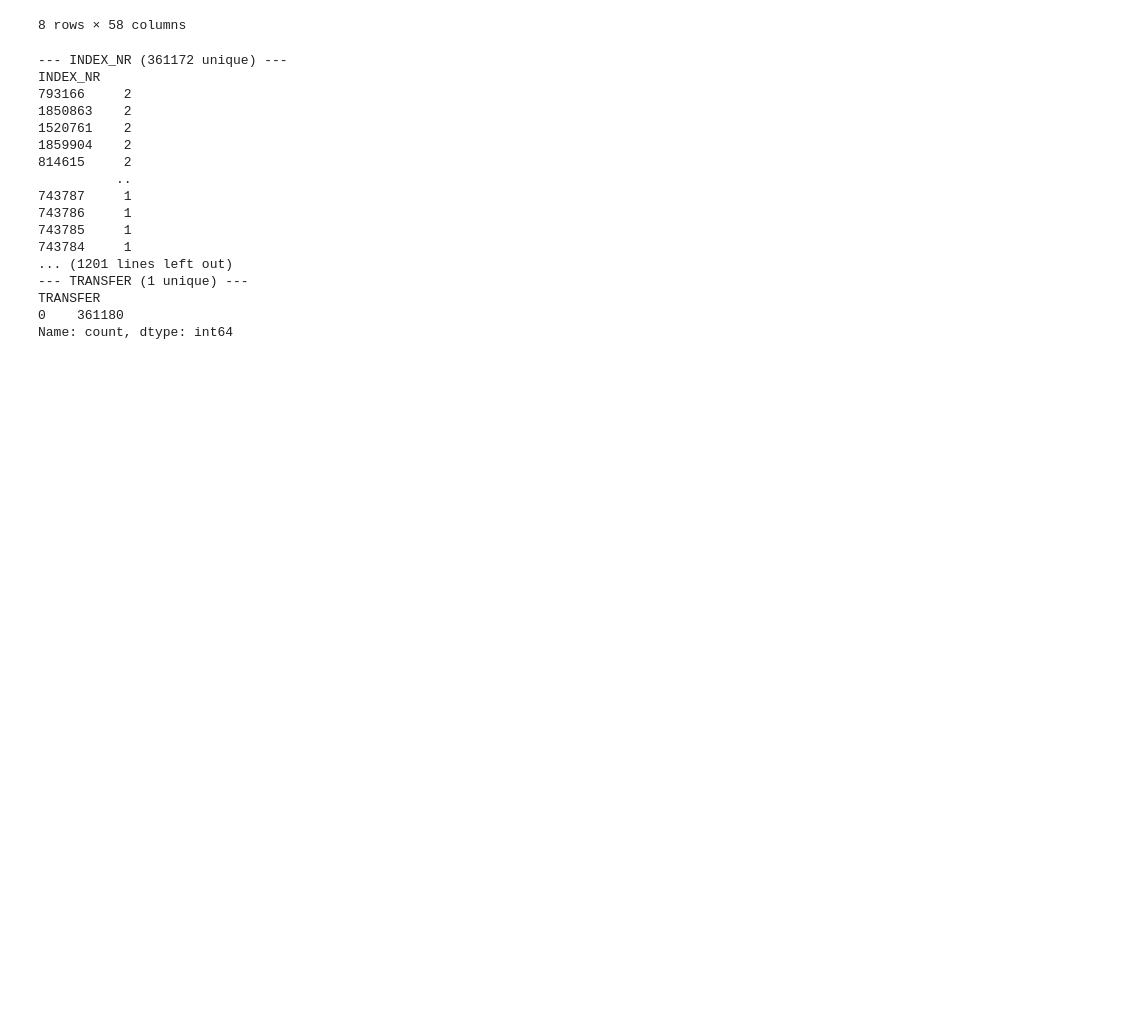
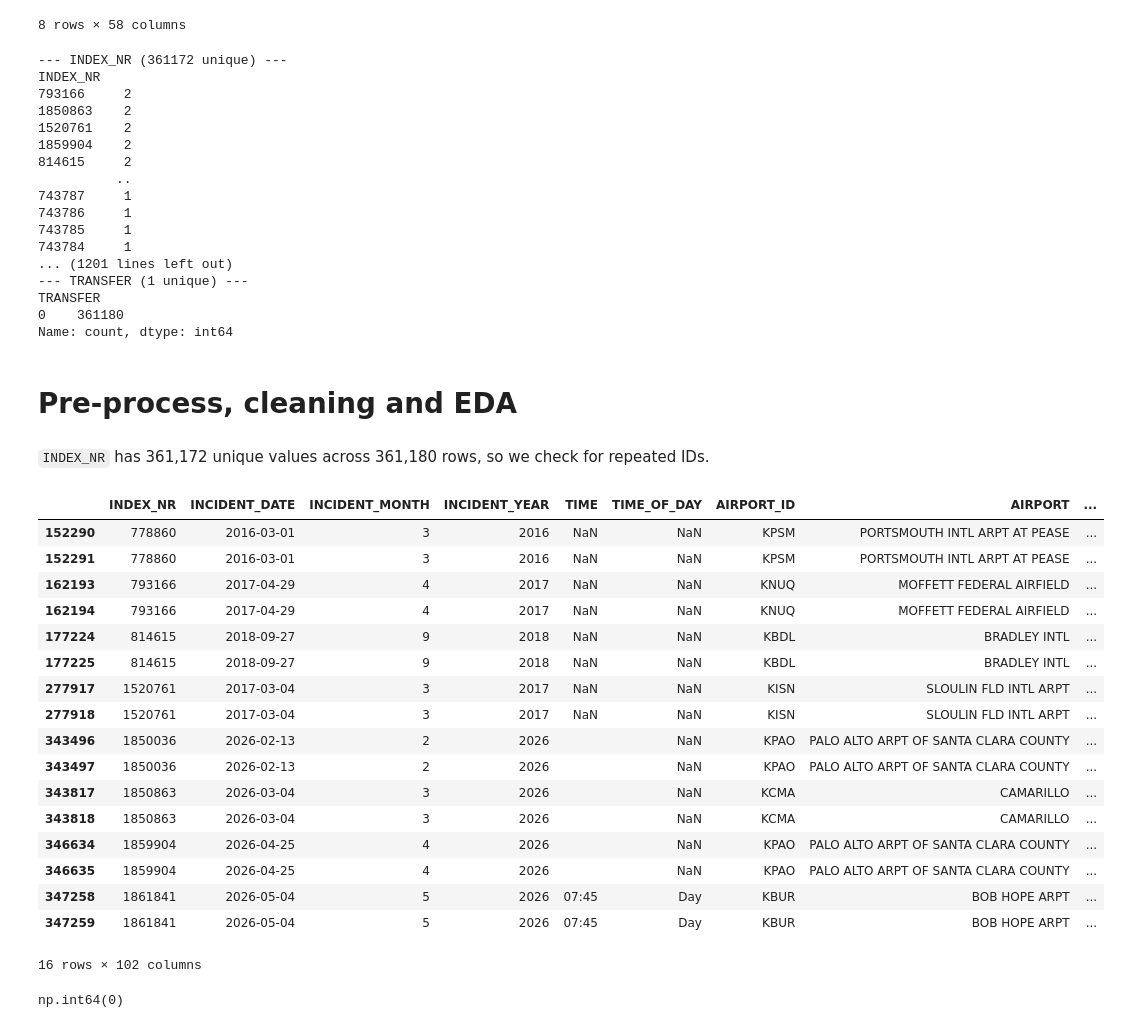
Before and after one commit to annasehgal/final-project-tech-68, a Jupyter notebook: Anna_TECH_68_Machine_learning_for_business_in_Python.ipynb, the cells around one changed output. Cells and saved outputs as stored; diff of their text form; code cells hidden in the pictures; blank space fills up the shorter version.

```diff
--- a/Anna_TECH_68_Machine_learning_for_business_in_Python.ipynb
+++ b/Anna_TECH_68_Machine_learning_for_business_in_Python.ipynb
@@ -178,3 +178,32 @@ INDEX_NR
 TRANSFER
 0    361180
 Name: count, dtype: int64
+# %% [markdown]
+# Pre-process, cleaning and EDA
+# %% [markdown]
+`INDEX_NR` has 361,172 unique values across 361,180 rows, so we check for repeated IDs.
+# %%
+df[df["INDEX_NR"].duplicated(keep=False)].sort_values("INDEX_NR")
+# %% [output]
+|  | INDEX_NR | INCIDENT_DATE | INCIDENT_MONTH | INCIDENT_YEAR | TIME | TIME_OF_DAY | AIRPORT_ID | AIRPORT | ... |
+| 152290 | 778860 | 2016-03-01 | 3 | 2016 | NaN | NaN | KPSM | PORTSMOUTH INTL ARPT AT PEASE | ... |
+| 152291 | 778860 | 2016-03-01 | 3 | 2016 | NaN | NaN | KPSM | PORTSMOUTH INTL ARPT AT PEASE | ... |
+| 162193 | 793166 | 2017-04-29 | 4 | 2017 | NaN | NaN | KNUQ | MOFFETT FEDERAL AIRFIELD | ... |
+| 162194 | 793166 | 2017-04-29 | 4 | 2017 | NaN | NaN | KNUQ | MOFFETT FEDERAL AIRFIELD | ... |
+| 177224 | 814615 | 2018-09-27 | 9 | 2018 | NaN | NaN | KBDL | BRADLEY INTL | ... |
+| 177225 | 814615 | 2018-09-27 | 9 | 2018 | NaN | NaN | KBDL | BRADLEY INTL | ... |
+| 277917 | 1520761 | 2017-03-04 | 3 | 2017 | NaN | NaN | KISN | SLOULIN FLD INTL ARPT | ... |
+| 277918 | 1520761 | 2017-03-04 | 3 | 2017 | NaN | NaN | KISN | SLOULIN FLD INTL ARPT | ... |
+| 343496 | 1850036 | 2026-02-13 | 2 | 2026 |  | NaN | KPAO | PALO ALTO ARPT OF SANTA CLARA COUNTY | ... |
+| 343497 | 1850036 | 2026-02-13 | 2 | 2026 |  | NaN | KPAO | PALO ALTO ARPT OF SANTA CLARA COUNTY | ... |
+| 343817 | 1850863 | 2026-03-04 | 3 | 2026 |  | NaN | KCMA | CAMARILLO | ... |
+| 343818 | 1850863 | 2026-03-04 | 3 | 2026 |  | NaN | KCMA | CAMARILLO | ... |
+| 346634 | 1859904 | 2026-04-25 | 4 | 2026 |  | NaN | KPAO | PALO ALTO ARPT OF SANTA CLARA COUNTY | ... |
+| 346635 | 1859904 | 2026-04-25 | 4 | 2026 |  | NaN | KPAO | PALO ALTO ARPT OF SANTA CLARA COUNTY | ... |
+| 347258 | 1861841 | 2026-05-04 | 5 | 2026 | 07:45 | Day | KBUR | BOB HOPE ARPT | ... |
+| 347259 | 1861841 | 2026-05-04 | 5 | 2026 | 07:45 | Day | KBUR | BOB HOPE ARPT | ... |
+16 rows × 102 columns
+# %%
+df.duplicated().sum()
+# %% [output]
+np.int64(0)
```
Also changed, not shown: parts of 2 cells of this notebook.
